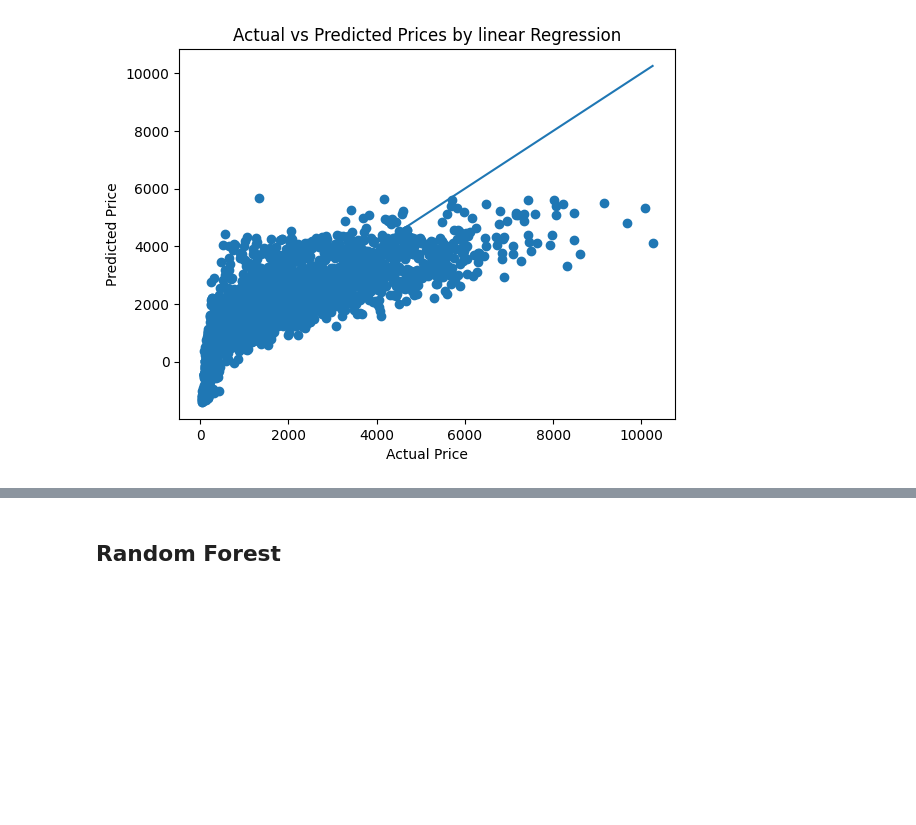
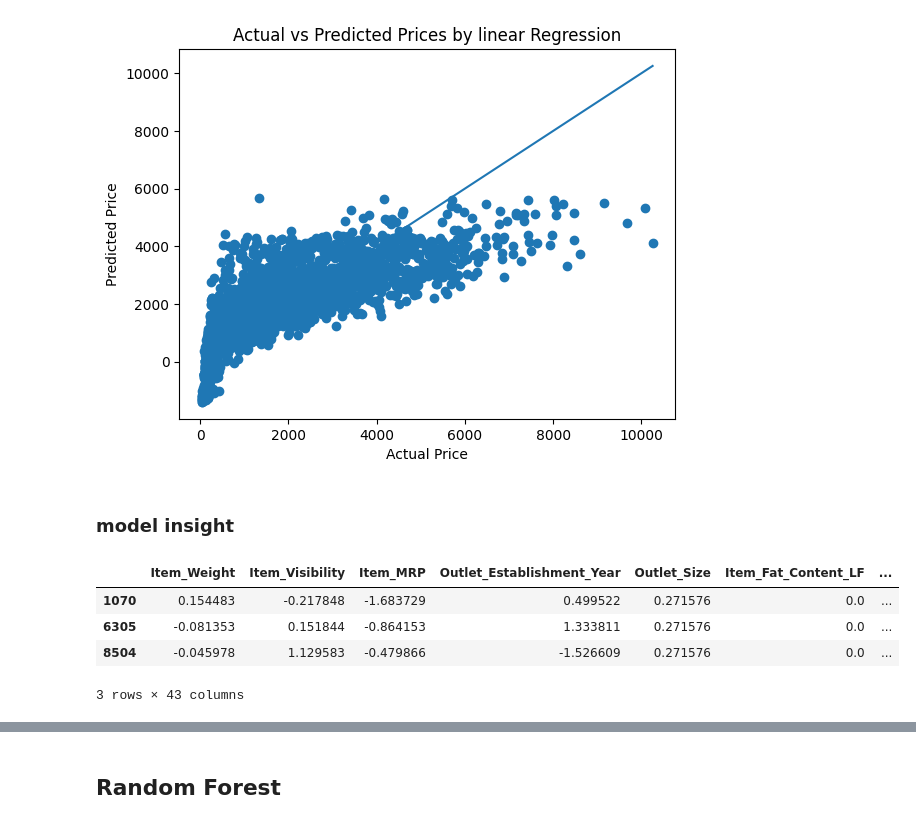
Before and after one commit to abeeraz379/Prediction-of-Product-sales, a Jupyter notebook: prediction of product sales.ipynb, the cells around one changed output, grey strips where cells are left out. Drawn from its saved outputs; the diff is of its cells as text; code cells hidden in the pictures; blank space fills up the shorter version.

```diff
--- a/prediction of product sales.ipynb
+++ b/prediction of product sales.ipynb
@@ -1614,3 +1617,5 @@ plt.show()
 # display the graph
 # %% [output]
 [figure]
+# %% [markdown]
+### model insight
@@ -1616,0 +1624,13 @@ plt.show()
+# %%
+X_train_tf = pd.DataFrame(col_transformer.transform(X_train),
+                          columns = feature_names, index = X_train.index)
+
+X_test_tf = pd.DataFrame(col_transformer.transform(X_test),
+                          columns = feature_names, index = X_test.index)
+X_test_tf.head(3)
+# %% [output]
+|  | Item_Weight | Item_Visibility | Item_MRP | Outlet_Establishment_Year | Outlet_Size | Item_Fat_Content_LF | ... |
+| 1070 | 0.154483 | -0.217848 | -1.683729 | 0.499522 | 0.271576 | 0.0 | ... |
+| 6305 | -0.081353 | 0.151844 | -0.864153 | 1.333811 | 0.271576 | 0.0 | ... |
+| 8504 | -0.045978 | 1.129583 | -0.479866 | -1.526609 | 0.271576 | 0.0 | ... |
+3 rows × 43 columns
```
Also changed, not shown: parts of 16 cells of this notebook.
